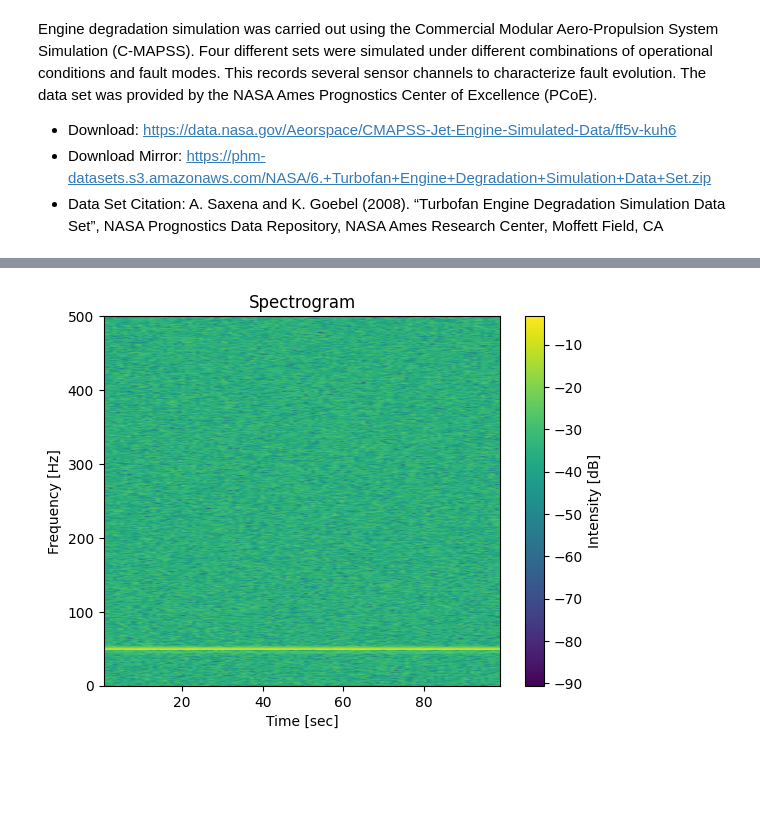
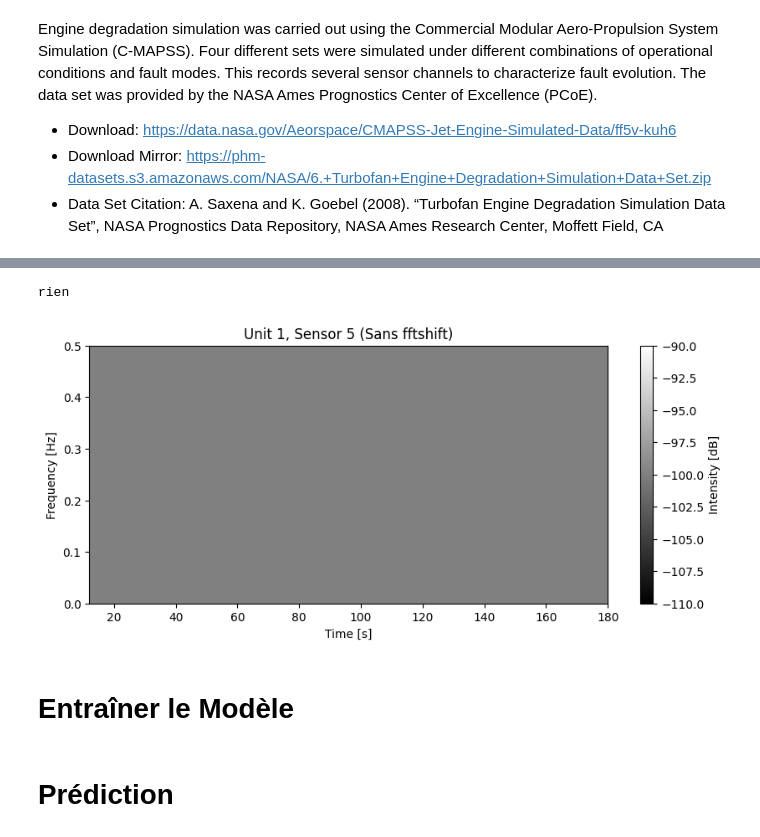
Before and after one commit to OussamaLay/Turbofan, a Jupyter notebook: main.ipynb, the cells around one changed output, grey strips where cells are left out. Saved outputs shown, nothing was run; the diff lists cells and outputs as text; code cells hidden in the pictures; blank space fills up the shorter version.

```diff
--- a/main.ipynb
+++ b/main.ipynb
@@ -129,28 +214,25 @@ plt.show()
-# %%
-import numpy as np
-import matplotlib.pyplot as plt
-from scipy.signal import spectrogram
-
-# Simuler un signal de vibration (exemple)
-fs = 1000  # Fréquence d'échantillonnage
-N = 1e5    # Nombre de points dans le signal
-time = np.arange(N) / fs
-frequency = 50  # Fréquence du signal
-signal = np.sin(2 * np.pi * frequency * time)
-
-# Ajouter du bruit
-noise = 0.5 * np.random.normal(size=signal.shape)
-signal += noise
-
-# Calculer le spectrogramme
-f, t, Sxx = spectrogram(signal, fs, nperseg=1024)
-
-# Afficher le spectrogramme
-plt.pcolormesh(t, f, 10 * np.log10(Sxx), shading='gouraud')
-plt.ylabel('Frequency [Hz]')
-plt.xlabel('Time [sec]')
-plt.title('Spectrogram')
-plt.colorbar(label='Intensity [dB]')
-plt.show()
-# %% [output]
-[figure, removed]
+# %%
+if len(signal) != 0 and not np.all(signal == signal[0]):
+    print("signal")
+else:
+    print("rien")
+# %% [output]
+rien
+# %%
+#f, t, Sxx = spectrogram(signal, fs=1, nperseg=len(signal), noverlap=len(signal)//2)
+f, t, Sxx = spectrogram(signal, fs=1, nperseg=len(signal)//8, noverlap=len(signal)//16)
+
+Sxx[Sxx == 0] = 1e-10
+
+# Spectrogramme sans fftshift
+plt.figure(figsize=(10, 4))
+plt.pcolormesh(t, f, 10 * np.log10(Sxx), shading='gouraud', cmap='gray')
+plt.title(f'Unit {unit_number}, Sensor {sensor} (Sans fftshift)')
+plt.xlabel('Time [s]')
+plt.ylabel('Frequency [Hz]')
+plt.colorbar(label='Intensity [dB]')
+plt.show()
+# %% [output]
+[figure, added]
+# %% [markdown]
+# Entraîner le Modèle
@@ -156,0 +293,2 @@ plt.show()
+# %% [markdown]
+# Prédiction
```
Also changed, not shown: parts of 17 cells of this notebook.
